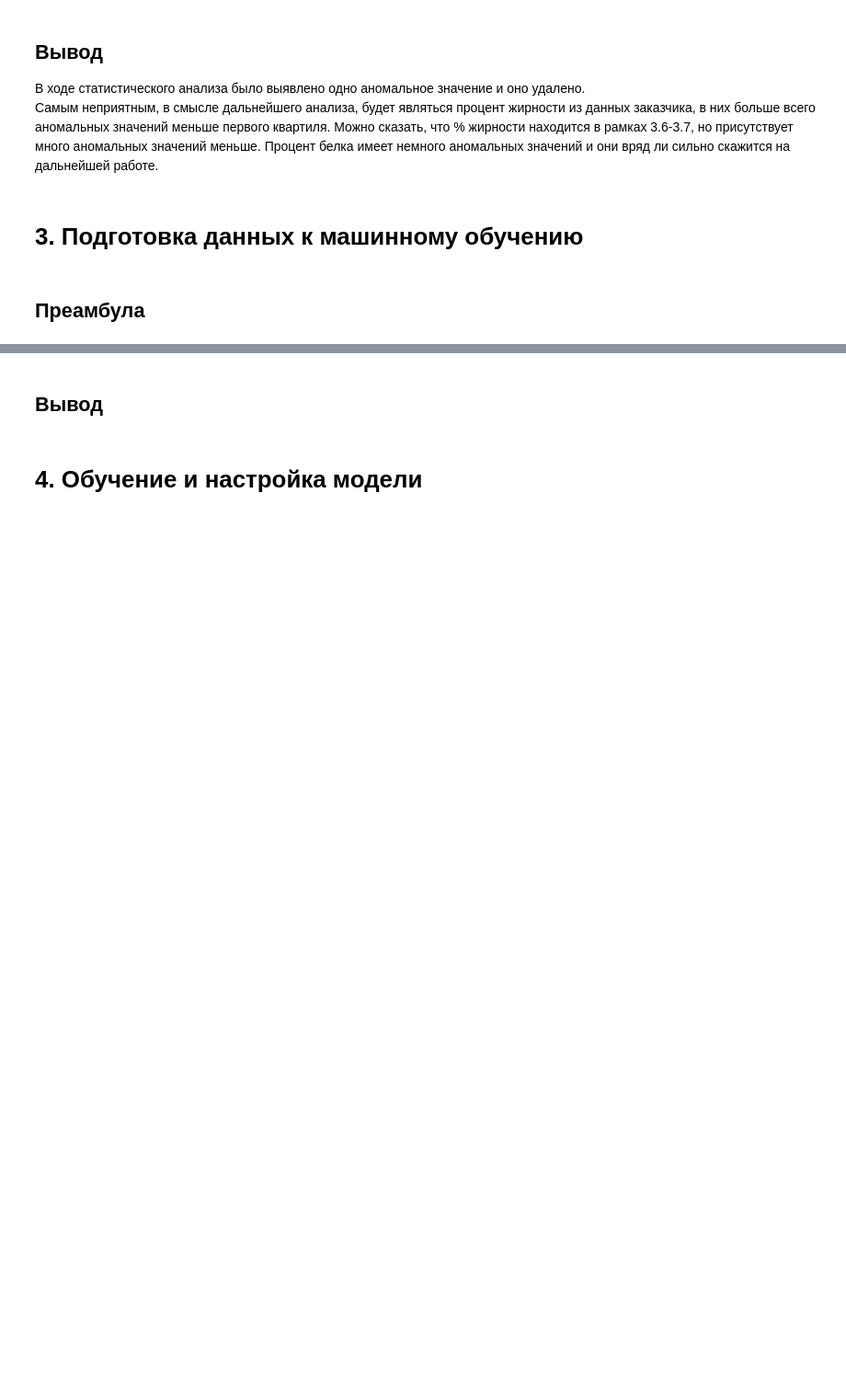
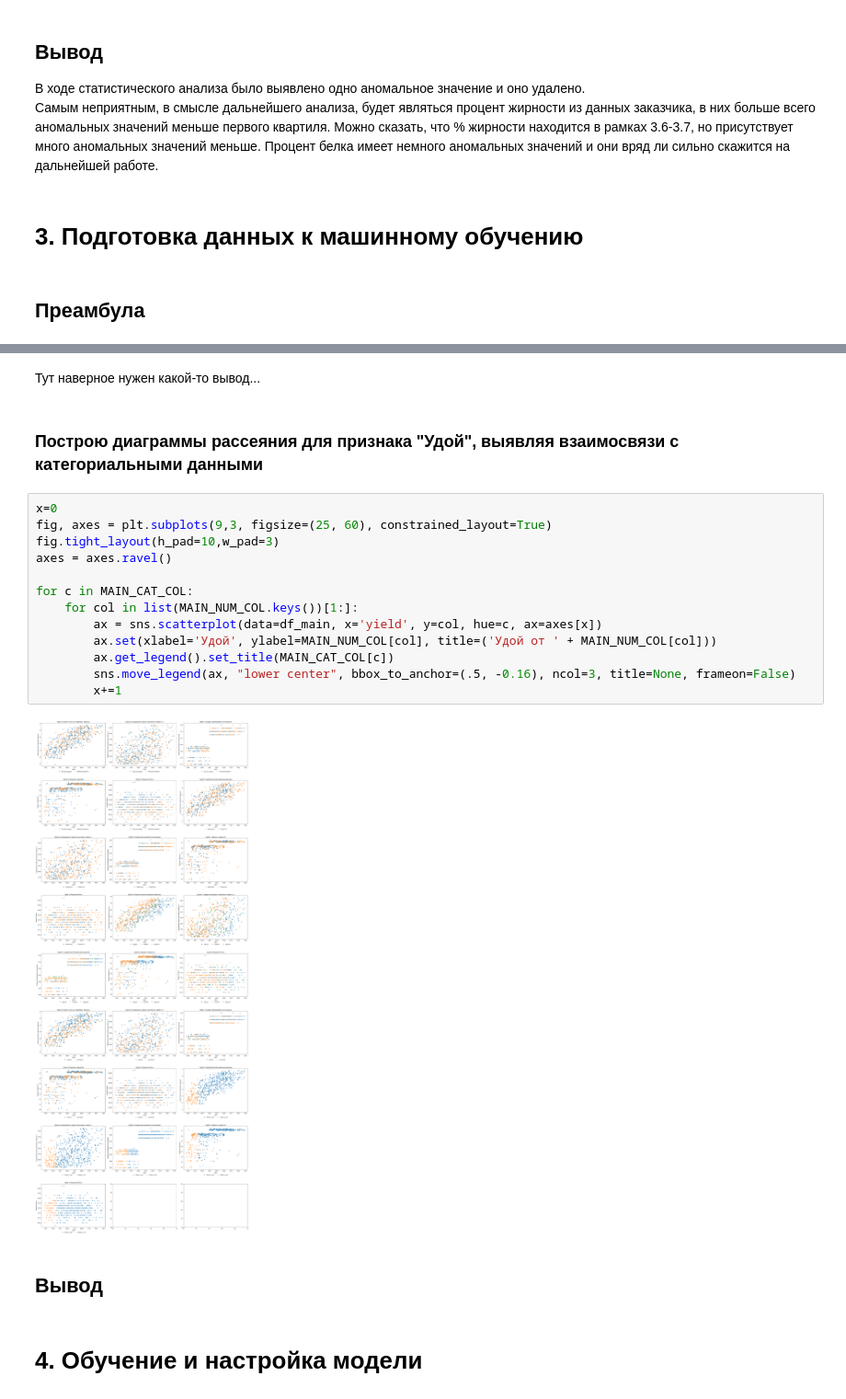
Before and after one commit to kapa6ac/project2, a Jupyter notebook: happy_farm/ds85_ML_v1.ipynb, the cells around one changed output, grey strips where cells are left out. Shown at 92% size. Drawn from its saved outputs; the diff is of its cells as text; blank space fills up the shorter version.

```diff
--- a/happy_farm/ds85_ML_v1.ipynb
+++ b/happy_farm/ds85_ML_v1.ipynb
@@ -397,3 +409,22 @@ for d in DF_NAMES[:2]:
+# %% [markdown]
+Тут наверное нужен какой-то вывод...
+# %% [markdown]
+### Построю диаграммы рассеяния для признака "Удой", выявляя взаимосвязи с категориальными данными
+# %%
+x=0
+fig, axes = plt.subplots(9,3, figsize=(25, 60), constrained_layout=True)
+fig.tight_layout(h_pad=10,w_pad=3)
+axes = axes.ravel()
+
+for c in MAIN_CAT_COL:
+    for col in list(MAIN_NUM_COL.keys())[1:]:
+        ax = sns.scatterplot(data=df_main, x='yield', y=col, hue=c, ax=axes[x])
+        ax.set(xlabel='Удой', ylabel=MAIN_NUM_COL[col], title=('Удой от ' + MAIN_NUM_COL[col]))
+        ax.get_legend().set_title(MAIN_CAT_COL[c])
+        sns.move_legend(ax, "lower center", bbox_to_anchor=(.5, -0.16), ncol=3, title=None, frameon=False)
+        x+=1
+# %% [output]
+[figure, added]
 # %% [markdown]
 ## Вывод
 # %% [markdown]
```
Also changed, not shown: parts of 4 cells of this notebook.
